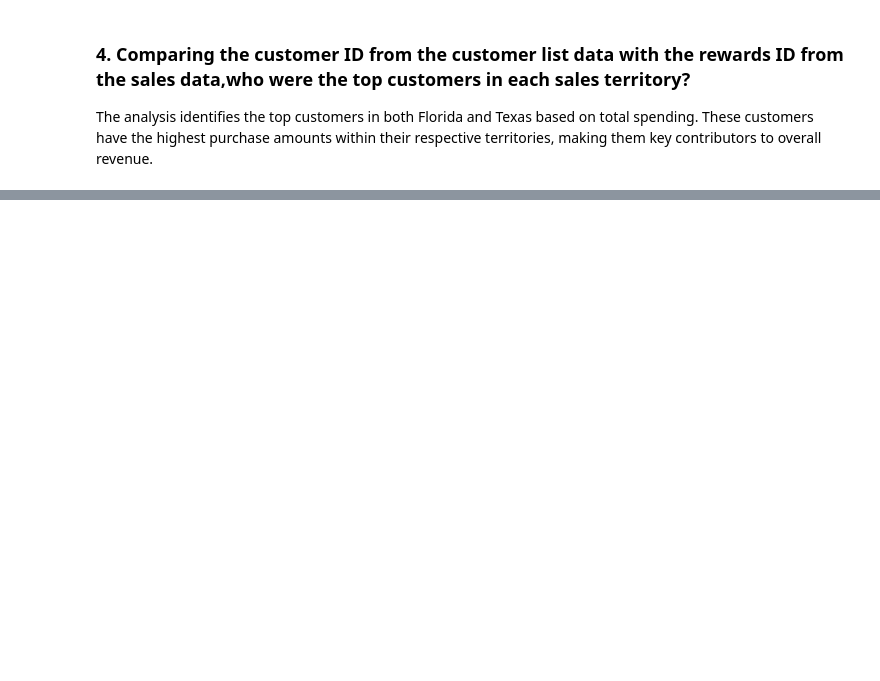
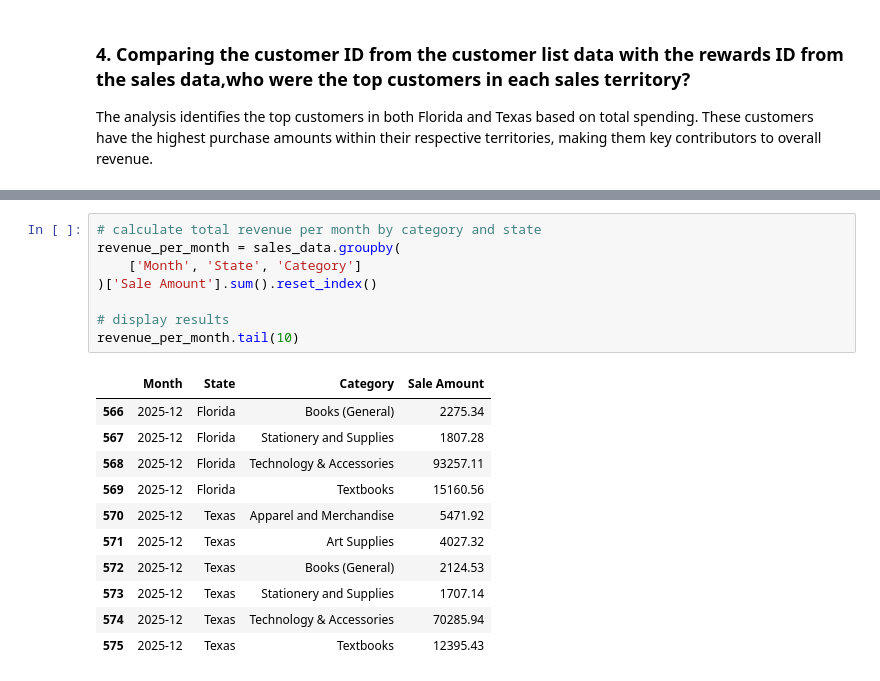
Before and after one commit to Samnola/Capstone_2, a Jupyter notebook: Martinez_sales_analysis.ipynb, the cells around one changed output, grey strips where cells are left out. Drawn from its saved outputs; the diff is of its cells as text; blank space fills up the shorter version.

```diff
--- a/Martinez_sales_analysis.ipynb
+++ b/Martinez_sales_analysis.ipynb
@@ -343,0 +379,20 @@ lowest_revenue.head(20)
+# %%
+# calculate total revenue per month by category and state
+revenue_per_month = sales_data.groupby(
+    ['Month', 'State', 'Category']
+)['Sale Amount'].sum().reset_index()
+
+# display results
+revenue_per_month.tail(10)
+# %% [output]
+|  | Month | State | Category | Sale Amount |
+| 566 | 2025-12 | Florida | Books (General) | 2275.34 |
+| 567 | 2025-12 | Florida | Stationery and Supplies | 1807.28 |
+| 568 | 2025-12 | Florida | Technology & Accessories | 93257.11 |
+| 569 | 2025-12 | Florida | Textbooks | 15160.56 |
+| 570 | 2025-12 | Texas | Apparel and Merchandise | 5471.92 |
+| 571 | 2025-12 | Texas | Art Supplies | 4027.32 |
+| 572 | 2025-12 | Texas | Books (General) | 2124.53 |
+| 573 | 2025-12 | Texas | Stationery and Supplies | 1707.14 |
+| 574 | 2025-12 | Texas | Technology & Accessories | 70285.94 |
+| 575 | 2025-12 | Texas | Textbooks | 12395.43 |
```
Also changed, not shown: parts of 31 cells of this notebook.
